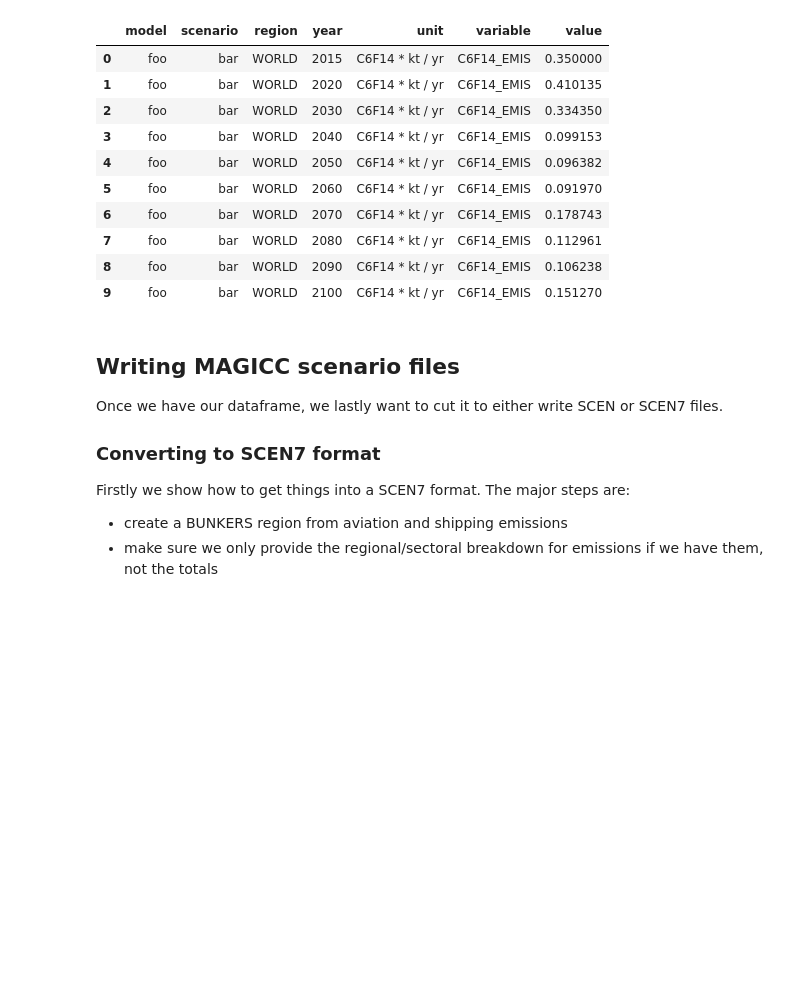
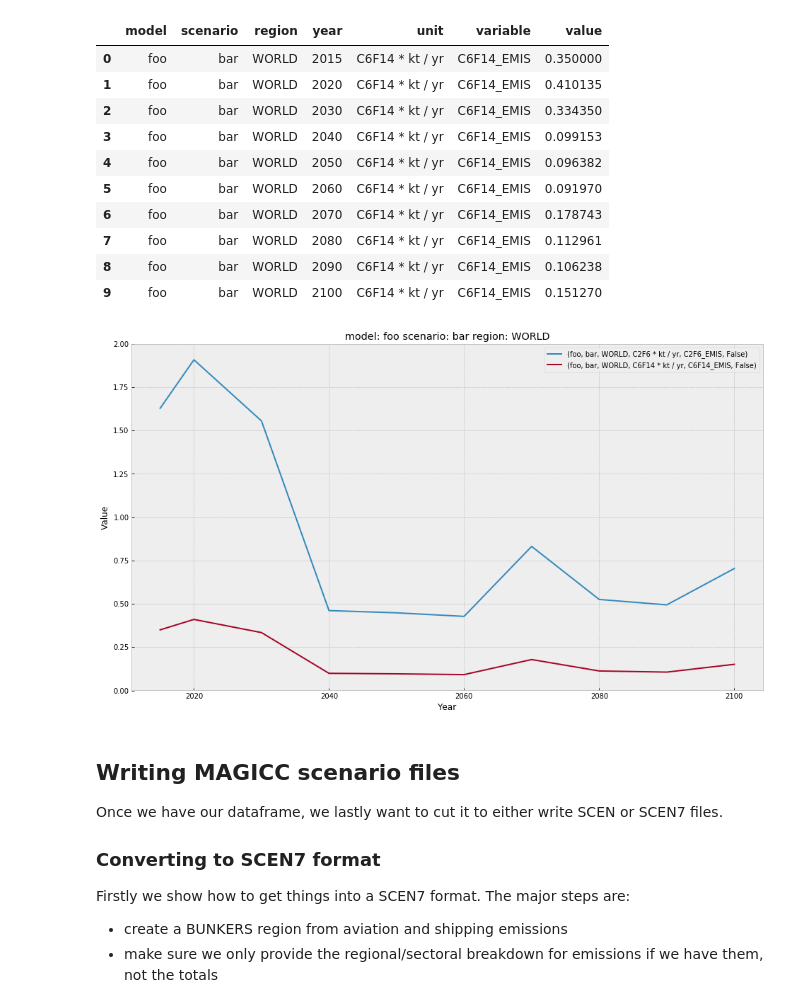
Before and after one commit to openscm/pymagicc, a Jupyter notebook: notebooks/running-CEDS-scenarios.ipynb, the cells around one changed output. Saved outputs shown, nothing was run; the diff lists cells and outputs as text; code cells hidden in the pictures; blank space fills up the shorter version.

Commit message:
Add one more useful plot

```diff
--- a/notebooks/running-CEDS-scenarios.ipynb
+++ b/notebooks/running-CEDS-scenarios.ipynb
@@ -583,6 +579,12 @@ c6f14_df
 | 7 | foo | bar | WORLD | 2080 | C6F14 * kt / yr | C6F14_EMIS | 0.112961 |
 | 8 | foo | bar | WORLD | 2090 | C6F14 * kt / yr | C6F14_EMIS | 0.106238 |
 | 9 | foo | bar | WORLD | 2100 | C6F14 * kt / yr | C6F14_EMIS | 0.151270 |
+# %%
+magicc_df.filter(
+    variable=["*C2F6*", "*C6F14*"]
+).line_plot(figsize=(16, 9));
+# %% [output]
+[figure, added]
 # %% [markdown]
 ## Writing MAGICC scenario files
 
```
Also changed, not shown: parts of 2 cells of this notebook.
